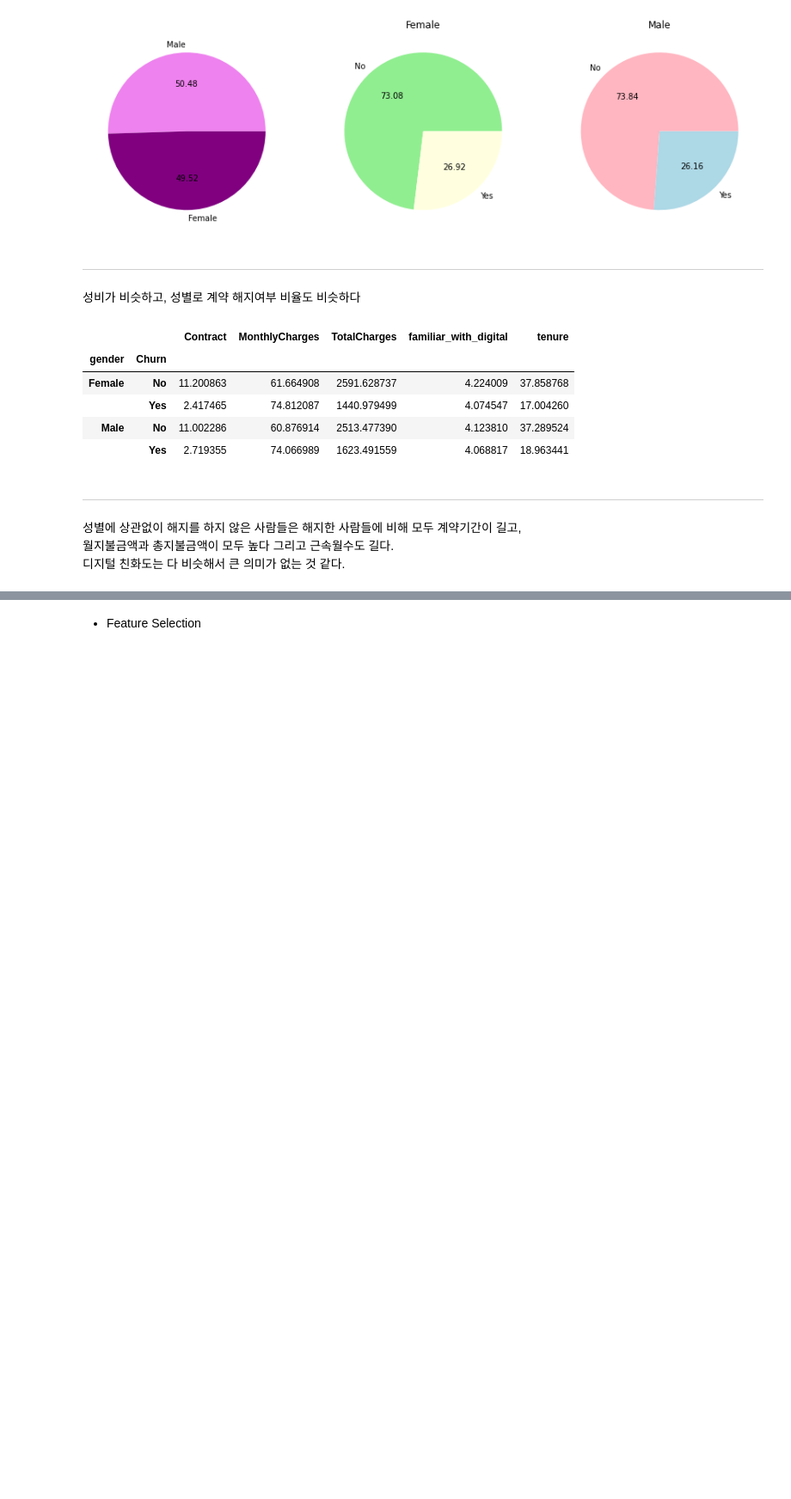
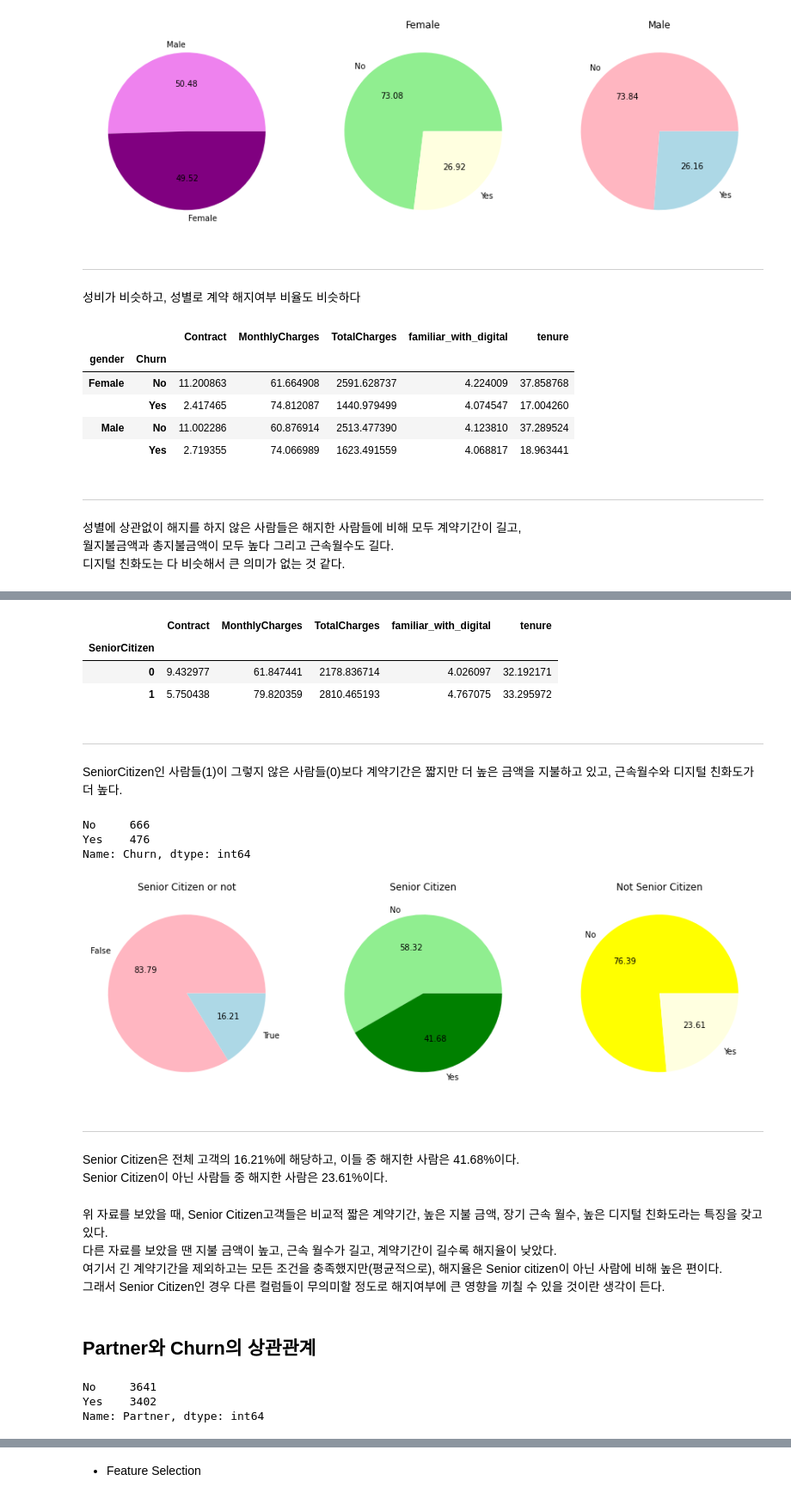
Before and after one commit to PingPingE/Kaggle-Telco_customer_churn, a Jupyter notebook: telco-customer-churn.ipynb, the cells around one changed output, grey strips where cells are left out. Shown at 86% size. Saved outputs shown, nothing was run; the diff lists cells and outputs as text; code cells hidden in the pictures; blank space fills up the shorter version.

```diff
--- a/telco-customer-churn.ipynb
+++ b/telco-customer-churn.ipynb
@@ -669,0 +691,50 @@ pd.pivot_table(main_df, index=['gender','Churn'])
+# %%
+pd.pivot_table(main_df, index=['SeniorCitizen'])
+# %% [output]
+|  | Contract | MonthlyCharges | TotalCharges | familiar_with_digital | tenure |
+| SeniorCitizen |  |  |  |  |  |
+| 0 | 9.432977 | 61.847441 | 2178.836714 | 4.026097 | 32.192171 |
+| 1 | 5.750438 | 79.820359 | 2810.465193 | 4.767075 | 33.295972 |
+# %% [markdown]
+---------------
+SeniorCitizen인 사람들(1)이 그렇지 않은 사람들(0)보다 계약기간은 짧지만 더 높은 금액을 지불하고 있고, 근속월수와 디지털 친화도가 더 높다.
+# %%
+main_df.loc[main_df.SeniorCitizen==1].Churn.value_counts()
+# %% [output]
+No     666
+Yes    476
+Name: Churn, dtype: int64
+# %%
+plt.figure(figsize=(15,5))
+plt.subplot(1,3,1)
+plt.title("Senior Citizen or not")
+plt.pie(main_df.SeniorCitizen.value_counts(), autopct = "%.2f",labels = ['True'if k==1 else 'False' for k in main_df.SeniorCitizen.value_counts().keys()],
+        colors =['lightpink','lightblue'])
+plt.subplot(1,3,2)
+plt.title("Senior Citizen")
+plt.pie(main_df.loc[main_df.SeniorCitizen==1].Churn.value_counts(), autopct = "%.2f",labels = main_df.loc[main_df.SeniorCitizen==1].Churn.value_counts().keys(),
+        colors =['lightgreen','green'])
+plt.subplot(1,3,3)
+plt.title("Not Senior Citizen")
+plt.pie(main_df.loc[main_df.SeniorCitizen==0].Churn.value_counts(), autopct = "%.2f",labels = main_df.loc[main_df.SeniorCitizen==0].Churn.value_counts().keys(),
+        colors =['yellow','lightyellow'])
+plt.show()
+# %% [output]
+[figure, added]
+# %% [markdown]
+---------------
+Senior Citizen은 전체 고객의 16.21%에 해당하고, 이들 중 해지한 사람은 41.68%이다.<br>
+Senior Citizen이 아닌 사람들 중 해지한 사람은 23.61%이다.
+# %% [markdown]
+위 자료를 보았을 때, Senior Citizen고객들은 비교적 짧은 계약기간, 높은 지불 금액, 장기 근속 월수, 높은 디지털 친화도라는 특징을 갖고 있다. <br>
+다른 자료를 보았을 땐 지불 금액이 높고, 근속 월수가 길고, 계약기간이 길수록 해지율이 낮았다.<br>
+여기서 긴 계약기간을 제외하고는 모든 조건을 충족했지만(평균적으로), 해지율은 Senior citizen이 아닌 사람에 비해 높은 편이다.<br>
+그래서 Senior Citizen인 경우 다른 컬럼들이 무의미할 정도로 해지여부에 큰 영향을 끼칠 수 있을 것이란 생각이 든다.
+# %% [markdown]
+## Partner와 Churn의 상관관계
+# %%
+main_df.Partner.value_counts()
+# %% [output]
+No     3641
+Yes    3402
+Name: Partner, dtype: int64
```
Also changed, not shown: parts of 24 cells of this notebook.
